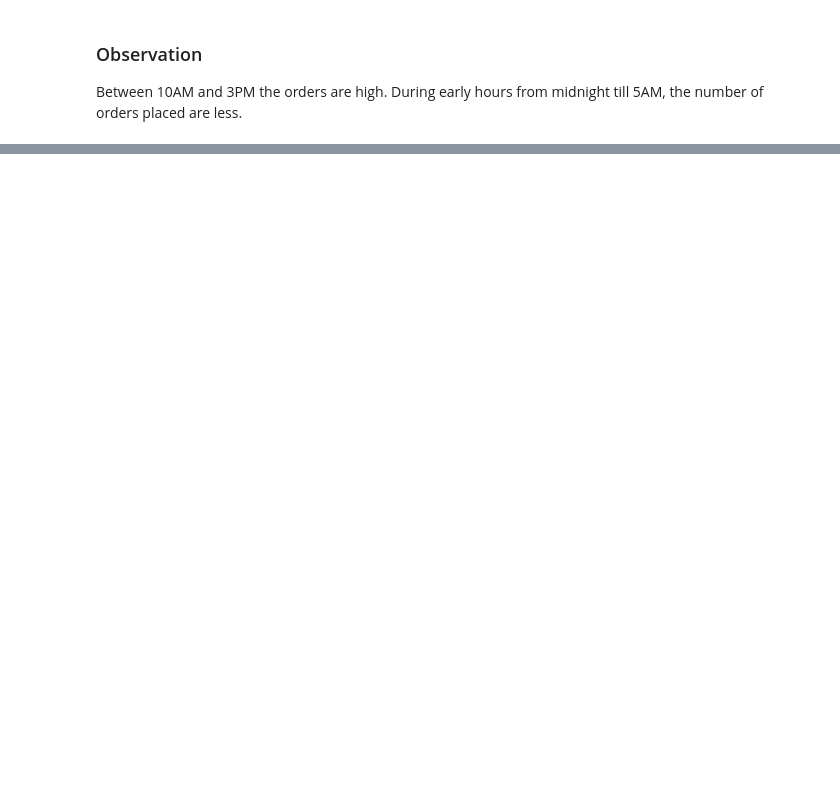
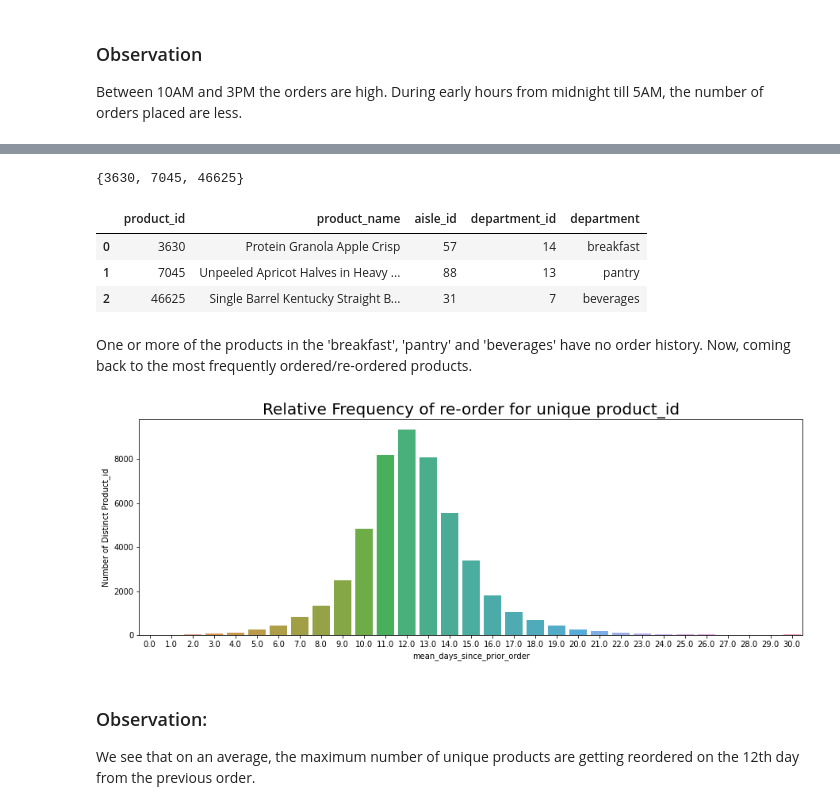
Before and after one commit to KrithikaJayaraman/Instacart-Market-Basket-Analysis, a Jupyter notebook: Instacart Market Basket Analysis Python Project.ipynb, the cells around one changed output, grey strips where cells are left out. Cells and saved outputs as stored; diff of their text form; code cells hidden in the pictures; blank space fills up the shorter version.

```diff
--- a/Instacart Market Basket Analysis Python Project.ipynb
+++ b/Instacart Market Basket Analysis Python Project.ipynb
@@ -325,0 +361,11 @@ Between 10AM and 3PM the orders are high. During early hours from midnight till
+# %%
+#merged_order[['product_id', 'days_since_prior_order', 'reordered', 'eval_set']].head()
+
+pdts_days_prior_order = merged_order[['product_id', 'days_since_prior_order', 'reordered', 'eval_set']].\
+    loc[merged_order['eval_set'].isin(['train','prior'])]
+# %%
+freq_ordered_pdts = pdts_days_prior_order.groupby('product_id')['days_since_prior_order'].mean().\
+    reset_index(name = 'mean_days_since_prior_order').sort_values(['mean_days_since_prior_order'])#.\
+                #nsmallest(100, 'mean_days_since_prior_order')
+
+merged_pdts_gp1 = pd.merge(freq_ordered_pdts, products, on = 'product_id', how = 'left').merge(departments, on = 'department_id', how = 'left')
@@ -325,0 +388,34 @@ Between 10AM and 3PM the orders are high. During early hours from midnight till
+# %%
+# Find product_ids that have never been ordered
+
+set(products.product_id).symmetric_difference(merged_order.product_id)
+#order_pdts_train[order_pdts_train['product_id'].isin([3630, 7045, 46625])]
+# %% [output]
+{3630, 7045, 46625}
+# %%
+#Find what department these products belong to
+products.head()
+products[products['product_id'].isin([3630, 7045, 46625])].\
+    merge(departments, on = 'department_id', how = 'inner', indicator=False)
+# %% [output]
+|  | product_id | product_name | aisle_id | department_id | department |
+| 0 | 3630 | Protein Granola Apple Crisp | 57 | 14 | breakfast |
+| 1 | 7045 | Unpeeled Apricot Halves in Heavy ... | 88 | 13 | pantry |
+| 2 | 46625 | Single Barrel Kentucky Straight B... | 31 | 7 | beverages |
+# %% [markdown]
+One or more of the products in the 'breakfast', 'pantry' and 'beverages' have no order history. Now, coming back to the most frequently ordered/re-ordered products.
+# %%
+merged_pdts_gp1['mean_days_since_prior_order'] = merged_pdts_gp1['mean_days_since_prior_order'].apply(np.ceil)
+
+order_interval = merged_pdts_gp1.groupby('mean_days_since_prior_order').agg({'product_id': 'nunique'}).reset_index(drop = False)
+# %%
+plt.figure(figsize = (15,5))
+sns.barplot(x = 'mean_days_since_prior_order' , y = 'product_id', data = order_interval)
+plt.title('Relative Frequency of re-order for unique product_id', fontsize = 20)
+plt.ylabel('Number of Distinct Product_id');
+# %% [output]
+[figure, added]
+# %% [markdown]
+### Observation:
+
+We see that on an average, the maximum number of unique products are getting reordered on the 12th day from the previous order.
```
Also changed, not shown: parts of 29 cells of this notebook.
